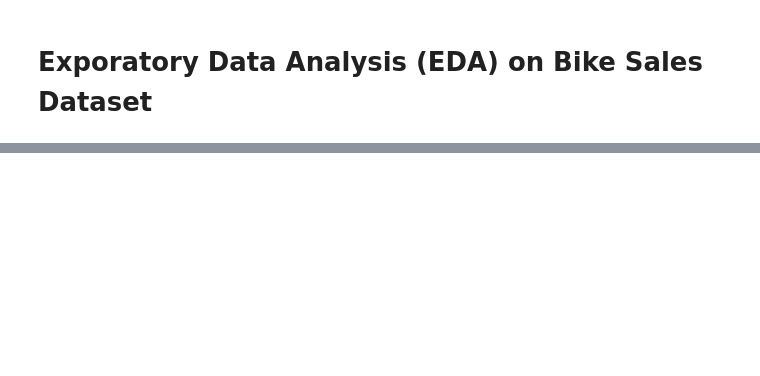
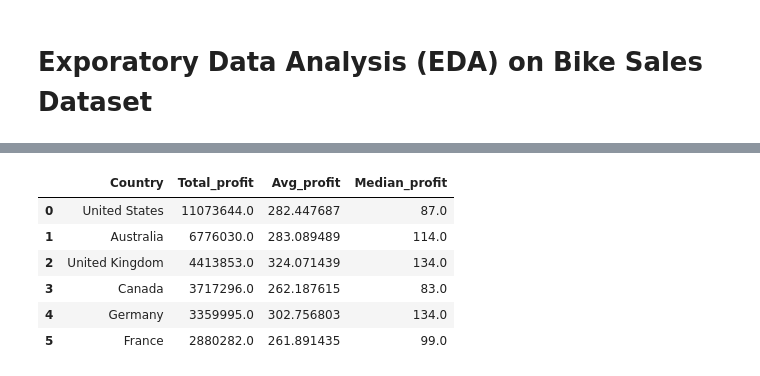
Before and after one commit to StefanLundberg77/ai_engineering_stefan_lundberg, a Jupyter notebook: code-alongs/a1_repetition/bike_sales_EDA.ipynb, the cells around one changed output, grey strips where cells are left out. Saved outputs shown, nothing was run; the diff lists cells and outputs as text; code cells hidden in the pictures; blank space fills up the shorter version.

```diff
--- a/code-alongs/a1_repetition/bike_sales_EDA.ipynb
+++ b/code-alongs/a1_repetition/bike_sales_EDA.ipynb
@@ -14,0 +142,28 @@ df.head()  # Display the first few rows of the dataset
+# %%
+import duckdb
+
+df_profit = duckdb.query(
+    """
+    SELECT
+        country,
+        SUM(profit) AS Total_profit,
+        MEAN(profit) AS Avg_profit,
+        MEDIAN(profit) AS Median_profit,
+    FROM df
+    GROUP BY
+        country
+    ORDER BY
+        total_profit DESC,
+        avg_profit DESC
+"""
+).df()
+
+df_profit
+# %% [output]
+|  | Country | Total_profit | Avg_profit | Median_profit |
+| 0 | United States | 11073644.0 | 282.447687 | 87.0 |
+| 1 | Australia | 6776030.0 | 283.089489 | 114.0 |
+| 2 | United Kingdom | 4413853.0 | 324.071439 | 134.0 |
+| 3 | Canada | 3717296.0 | 262.187615 | 83.0 |
+| 4 | Germany | 3359995.0 | 302.756803 | 134.0 |
+| 5 | France | 2880282.0 | 261.891435 | 99.0 |
```
Also changed, not shown: parts of 13 cells of this notebook, 1 other file.
